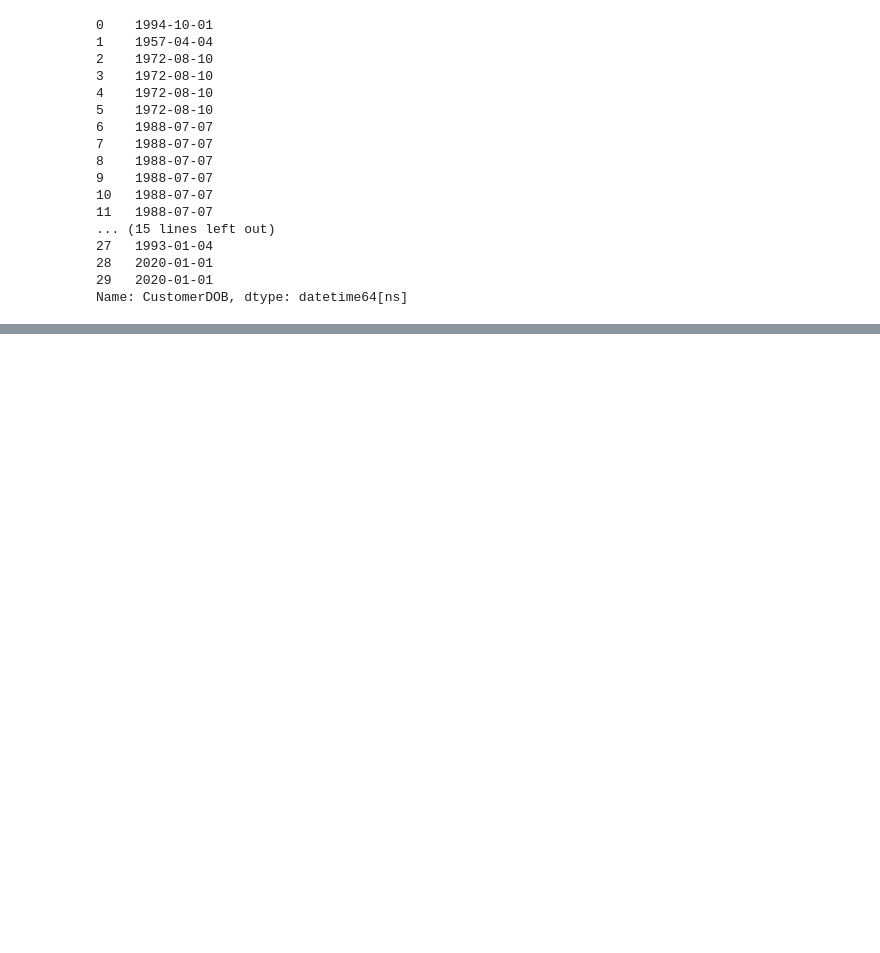
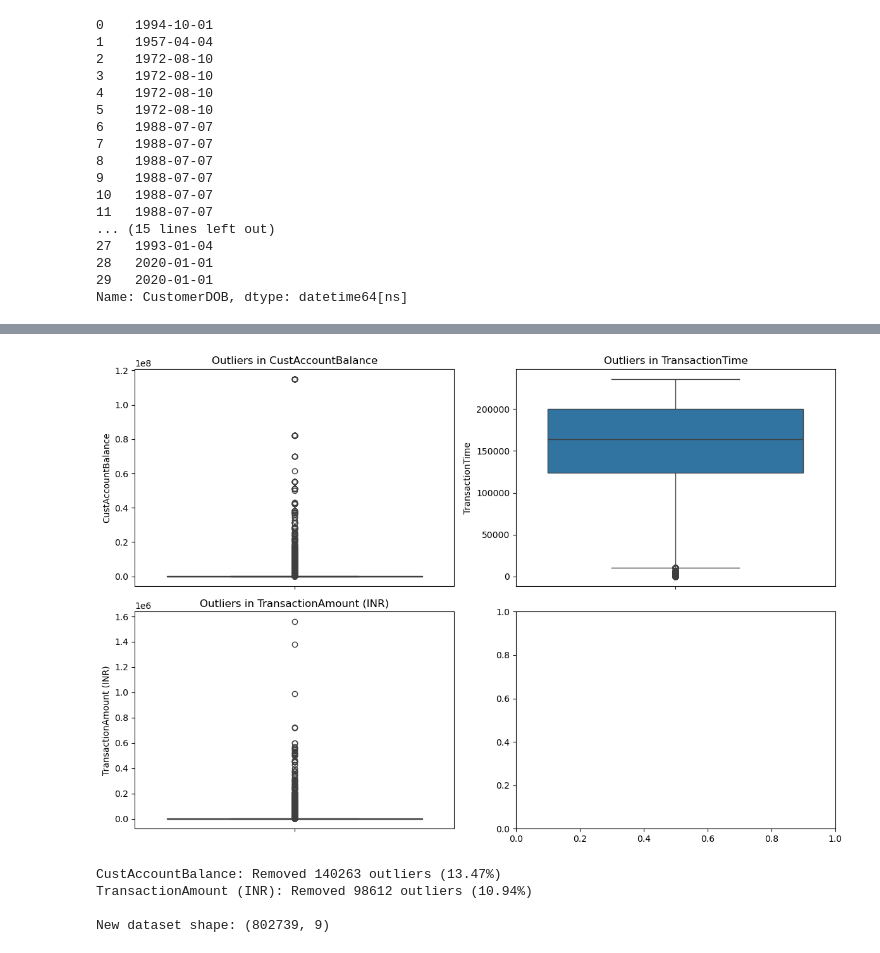
Before and after one commit to Rugiatu2023/banking_project, a Jupyter notebook: notebook/Untitled.ipynb, the cells around one changed output, grey strips where cells are left out. Drawn from its saved outputs; the diff is of its cells as text; code cells hidden in the pictures; blank space fills up the shorter version.

```diff
--- a/notebook/Untitled.ipynb
+++ b/notebook/Untitled.ipynb
@@ -647,0 +430,48 @@ df.head(3)
+# %%
+# Flatten the axes to loop easily
+# Create subplots grid
+fig, axes = plt.subplots(nrows=nrows, ncols=ncols, figsize=(12, 8))
+
+axes = axes.flatten()
+
+# Plot each numerical column
+for idx, col in enumerate(num_cols):
+    sns.boxplot(y=df[col], data=df, ax=axes[idx])
+    axes[idx].set_title(f"Outliers in {col}")
+
+
+
+plt.tight_layout()
+plt.show()
+# %% [output]
+[figure, added]
+# %%
+
+
+# Function to remove outliers using IQR method
+def remove_outliers_iqr(data, column):
+    Q1 = data[column].quantile(0.25)
+    Q3 = data[column].quantile(0.75)
+    IQR = Q3 - Q1
+    lower_bound = Q1 - 1.5 * IQR
+    upper_bound = Q3 + 1.5 * IQR
+
+    before = data.shape[0]
+    data = data[(data[column] >= lower_bound) & (data[column] <= upper_bound)]
+    after = data.shape[0]
+
+    print(f"{column}: Removed {before - after} outliers ({(before - after) / before:.2%})")
+    return data
+
+# Apply IQR method to key numeric columns
+clean_df = df.copy()
+clean_df = remove_outliers_iqr(clean_df, 'CustAccountBalance')
+clean_df = remove_outliers_iqr(clean_df, 'TransactionAmount (INR)')
+
+# Verify new shape
+print("\nNew dataset shape:", clean_df.shape)
+# %% [output]
+CustAccountBalance: Removed 140263 outliers (13.47%)
+TransactionAmount (INR): Removed 98612 outliers (10.94%)
+
+New dataset shape: (802739, 9)
```
Also changed, not shown: parts of 73 cells of this notebook, 19 other files.
